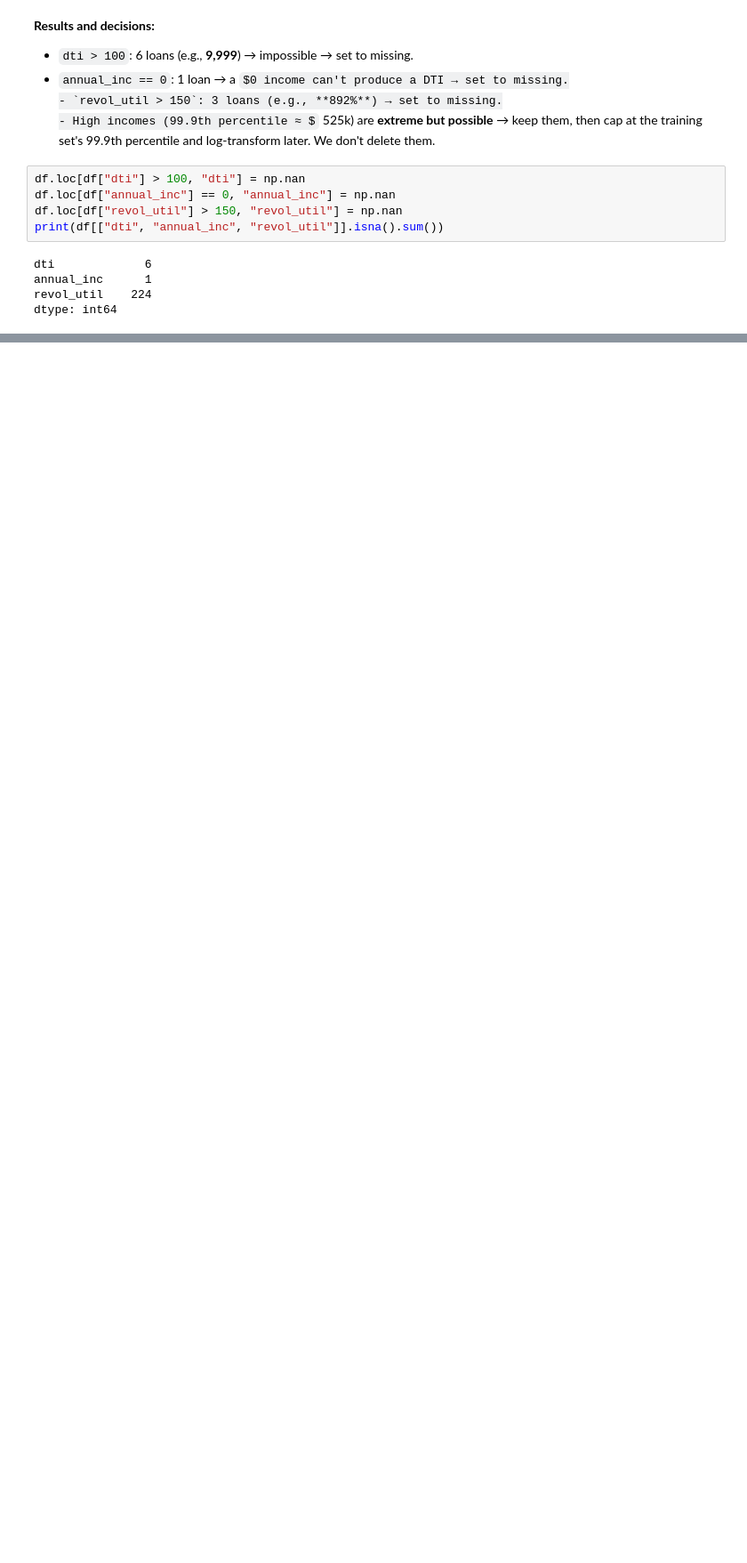
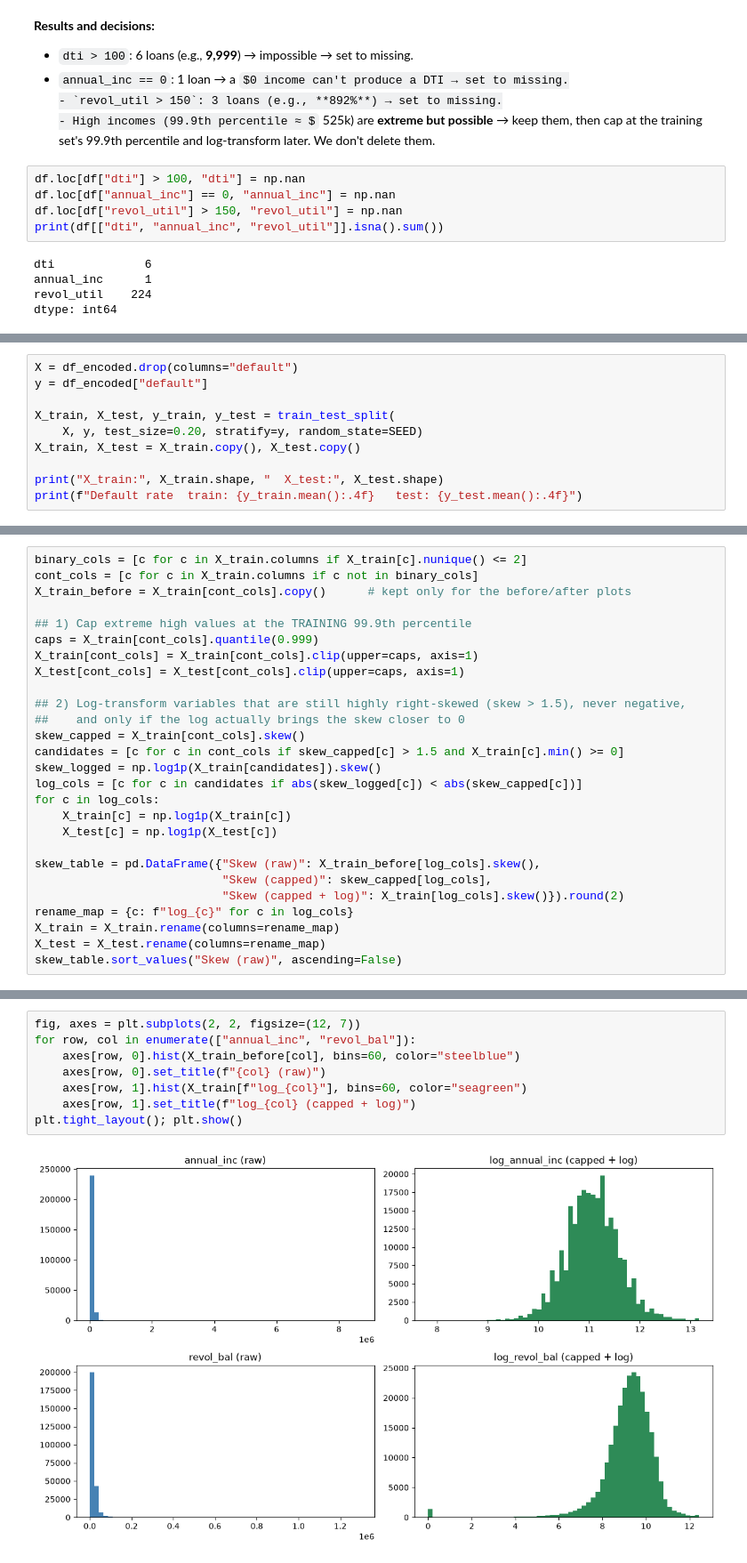
Before and after one commit to hainlidc/ISA-591-Project, a Jupyter notebook: ISA_591_Project.ipynb, the cells around one changed output, grey strips where cells are left out. Shown at 89% size. Cells and saved outputs as stored; diff of their text form; some formulas as TeX source; blank space fills up the shorter version.

```diff
--- a/ISA_591_Project.ipynb
+++ b/ISA_591_Project.ipynb
@@ -607,0 +842,10 @@ dtype: int64
+# %%
+X = df_encoded.drop(columns="default")
+y = df_encoded["default"]
+
+X_train, X_test, y_train, y_test = train_test_split(
+    X, y, test_size=0.20, stratify=y, random_state=SEED)
+X_train, X_test = X_train.copy(), X_test.copy()
+
+print("X_train:", X_train.shape, "  X_test:", X_test.shape)
+print(f"Default rate  train: {y_train.mean():.4f}   test: {y_test.mean():.4f}")
@@ -607,0 +898,27 @@ dtype: int64
+# %%
+binary_cols = [c for c in X_train.columns if X_train[c].nunique() <= 2]
+cont_cols = [c for c in X_train.columns if c not in binary_cols]
+X_train_before = X_train[cont_cols].copy()      # kept only for the before/after plots
+
+## 1) Cap extreme high values at the TRAINING 99.9th percentile
+caps = X_train[cont_cols].quantile(0.999)
+X_train[cont_cols] = X_train[cont_cols].clip(upper=caps, axis=1)
+X_test[cont_cols] = X_test[cont_cols].clip(upper=caps, axis=1)
+
+## 2) Log-transform variables that are still highly right-skewed (skew > 1.5), never negative,
+##    and only if the log actually brings the skew closer to 0
+skew_capped = X_train[cont_cols].skew()
+candidates = [c for c in cont_cols if skew_capped[c] > 1.5 and X_train[c].min() >= 0]
+skew_logged = np.log1p(X_train[candidates]).skew()
+log_cols = [c for c in candidates if abs(skew_logged[c]) < abs(skew_capped[c])]
+for c in log_cols:
+    X_train[c] = np.log1p(X_train[c])
+    X_test[c] = np.log1p(X_test[c])
+
+skew_table = pd.DataFrame({"Skew (raw)": X_train_before[log_cols].skew(),
+                           "Skew (capped)": skew_capped[log_cols],
+                           "Skew (capped + log)": X_train[log_cols].skew()}).round(2)
+rename_map = {c: f"log_{c}" for c in log_cols}
+X_train = X_train.rename(columns=rename_map)
+X_test = X_test.rename(columns=rename_map)
+skew_table.sort_values("Skew (raw)", ascending=False)
@@ -607,0 +945,10 @@ dtype: int64
+# %%
+fig, axes = plt.subplots(2, 2, figsize=(12, 7))
+for row, col in enumerate(["annual_inc", "revol_bal"]):
+    axes[row, 0].hist(X_train_before[col], bins=60, color="steelblue")
+    axes[row, 0].set_title(f"{col} (raw)")
+    axes[row, 1].hist(X_train[f"log_{col}"], bins=60, color="seagreen")
+    axes[row, 1].set_title(f"log_{col} (capped + log)")
+plt.tight_layout(); plt.show()
+# %% [output]
+[figure, added]
```
Also changed, not shown: parts of 61 cells of this notebook.
